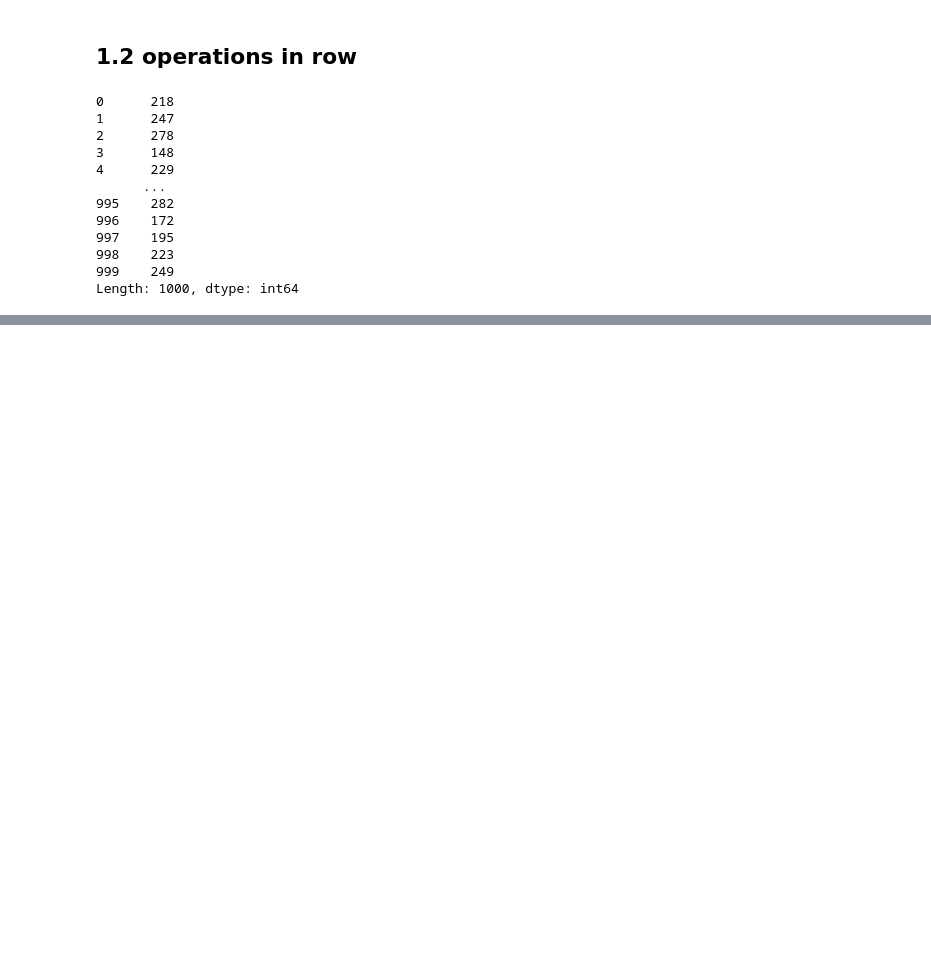
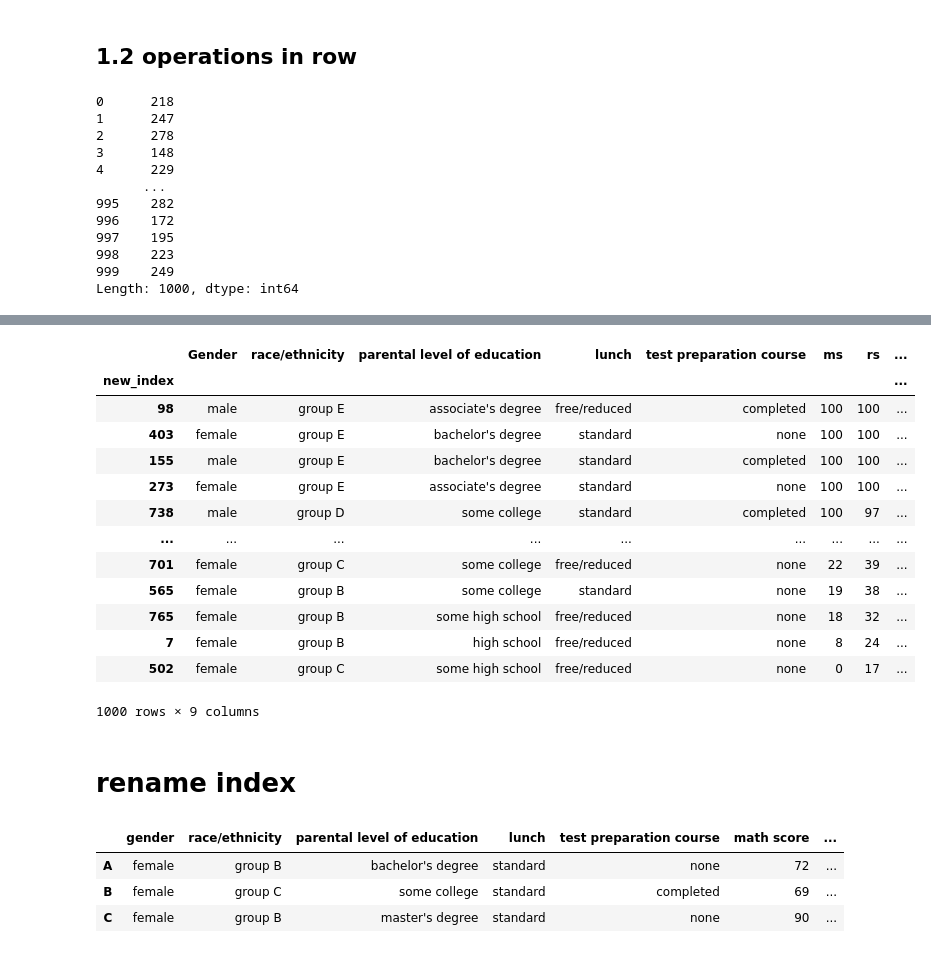
Before and after one commit to Dhinesh-Developer/AI-ML, a Jupyter notebook: pandas pratice/Operations on DataFrame.ipynb, the cells around one changed output, grey strips where cells are left out. Saved outputs shown, nothing was run; the diff lists cells and outputs as text; code cells hidden in the pictures; blank space fills up the shorter version.

Commit message:
working with pandas web scrabing and math operations

```diff
--- a/pandas pratice/Operations on DataFrame.ipynb
+++ b/pandas pratice/Operations on DataFrame.ipynb
@@ -82,0 +275,3 @@ Length: 1000, dtype: int64
+# %%
+# create a new column with new index
+df_exams['new_index'] = new_index
@@ -82,0 +296,3 @@ Length: 1000, dtype: int64
+# %%
+# set new_index column as index
+df_exams.set_index('new_index',inplace = True)
@@ -82,0 +356,3 @@ Length: 1000, dtype: int64
+# %%
+# rename column and overwrite values of the dataframe
+df_exams = df_exams.rename(columns={'gender':'Gender'})
@@ -82,0 +376,24 @@ Length: 1000, dtype: int64
+# %%
+# rename multiple columns and update the dataframe with inplace argument
+df_exams.rename(columns={'math score':'MS',
+                        'reading score':'RS',
+                        'writing score':'Ws'},inplace=True)
+# %%
+df_exams
+# %% [output]
+|  | Gender | race/ethnicity | parental level of education | lunch | test preparation course | ms | rs | ... |
+| new_index |  |  |  |  |  |  |  | ... |
+| 98 | male | group E | associate's degree | free/reduced | completed | 100 | 100 | ... |
+| 403 | female | group E | bachelor's degree | standard | none | 100 | 100 | ... |
+| 155 | male | group E | bachelor's degree | standard | completed | 100 | 100 | ... |
+| 273 | female | group E | associate's degree | standard | none | 100 | 100 | ... |
+| 738 | male | group D | some college | standard | completed | 100 | 97 | ... |
+| ... | ... | ... | ... | ... | ... | ... | ... | ... |
+| 701 | female | group C | some college | free/reduced | none | 22 | 39 | ... |
+| 565 | female | group B | some college | standard | none | 19 | 38 | ... |
+| 765 | female | group B | some high school | free/reduced | none | 18 | 32 | ... |
+| 7 | female | group B | high school | free/reduced | none | 8 | 24 | ... |
+| 502 | female | group C | some high school | free/reduced | none | 0 | 17 | ... |
+1000 rows × 9 columns
+# %% [markdown]
+# rename index
@@ -82,0 +405,7 @@ Length: 1000, dtype: int64
+# %%
+df_exams.head(3)
+# %% [output]
+|  | gender | race/ethnicity | parental level of education | lunch | test preparation course | math score | ... |
+| A | female | group B | bachelor's degree | standard | none | 72 | ... |
+| B | female | group C | some college | standard | completed | 69 | ... |
+| C | female | group B | master's degree | standard | none | 90 | ... |
```
Also changed, not shown: parts of 31 cells of this notebook, 1 other file.
